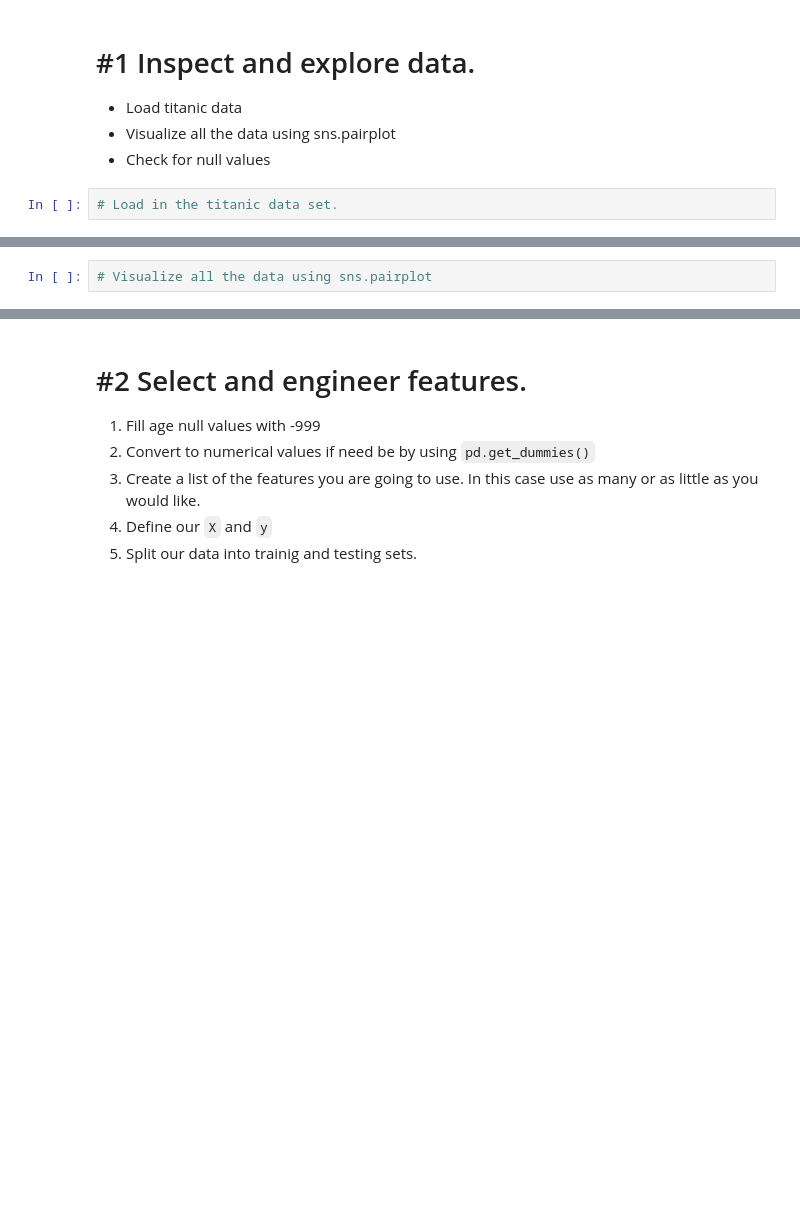
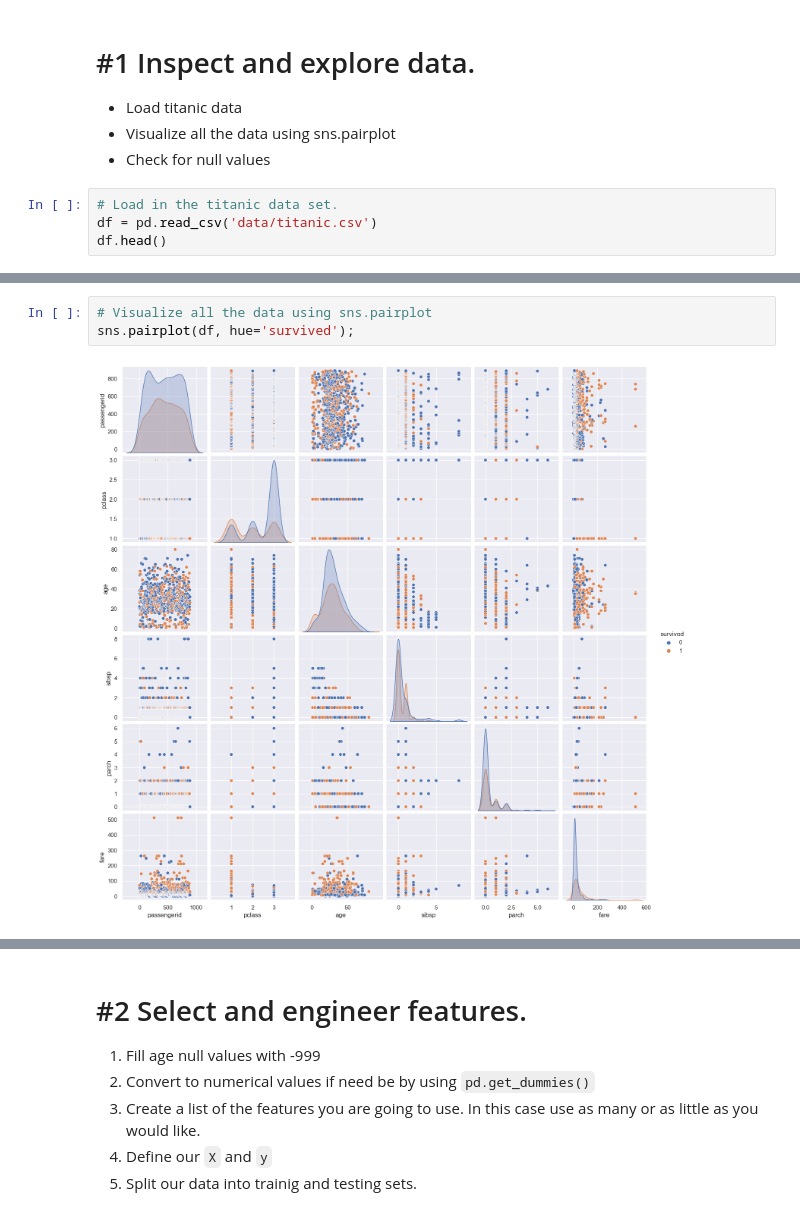
Before and after one commit to Sulaiman-Dem/2023-fall-data-science-fridays, a Jupyter notebook: Week-07-Decision-Trees-n-RandomForest/SDZExercise.ipynb, the cells around one changed output, grey strips where cells are left out. Saved outputs shown, nothing was run; the diff lists cells and outputs as text; blank space fills up the shorter version.

```diff
--- a/Week-07-Decision-Trees-n-RandomForest/SDZExercise.ipynb
+++ b/Week-07-Decision-Trees-n-RandomForest/SDZExercise.ipynb
@@ -42,3 +44,5 @@ from sklearn.ensemble import RandomForestClassifier
 * Check for null values
 # %%
 # Load in the titanic data set.
+df = pd.read_csv('data/titanic.csv')
+df.head()
@@ -45,4 +56,7 @@ from sklearn.ensemble import RandomForestClassifier
 # %%
 # Visualize all the data using sns.pairplot
+sns.pairplot(df, hue='survived');
+# %% [output]
+[figure, added]
 # %%
 # Check for null values
```
Also changed, not shown: parts of 20 cells of this notebook.
